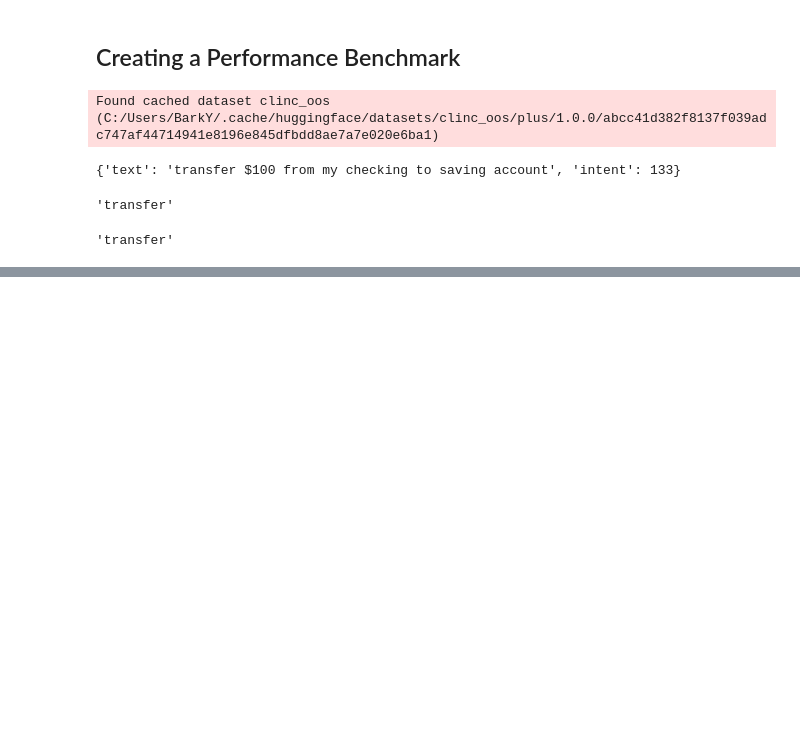
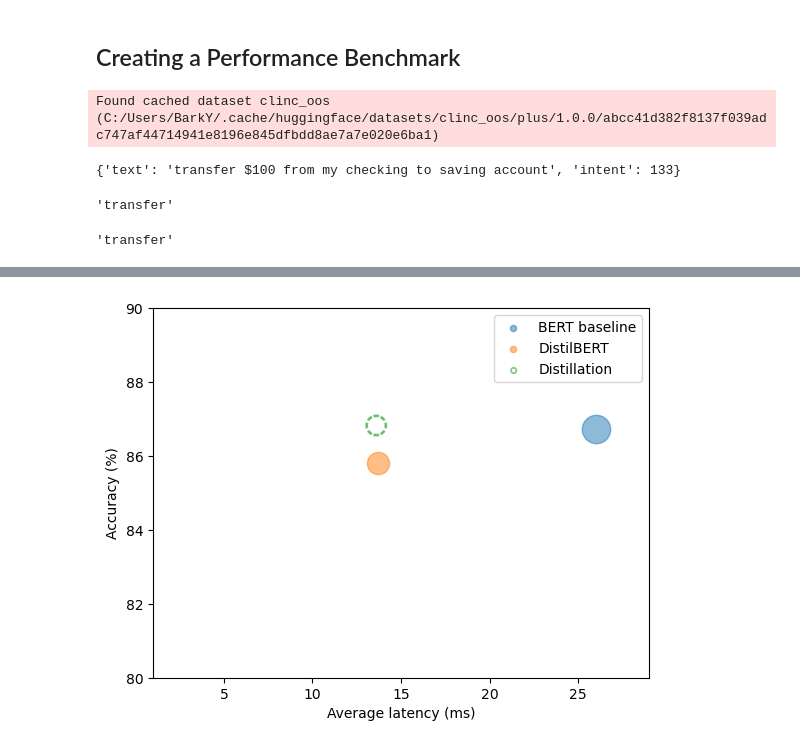
Before and after one commit to bastrob/Transformers, a Jupyter notebook: MakingTransformersEfficientInProduction/IntentDetectionStudyCase.ipynb, the cells around one changed output, grey strips where cells are left out. Saved outputs shown, nothing was run; the diff lists cells and outputs as text; code cells hidden in the pictures; blank space fills up the shorter version.

```diff
--- a/MakingTransformersEfficientInProduction/IntentDetectionStudyCase.ipynb
+++ b/MakingTransformersEfficientInProduction/IntentDetectionStudyCase.ipynb
@@ -117,0 +292,4 @@ Accuracy on test set - 0.867
+# %%
+plot_metrics(perf_metrics, optim_type)
+# %% [output]
+[figure, added]
```
Also changed, not shown: parts of 52 cells of this notebook.
